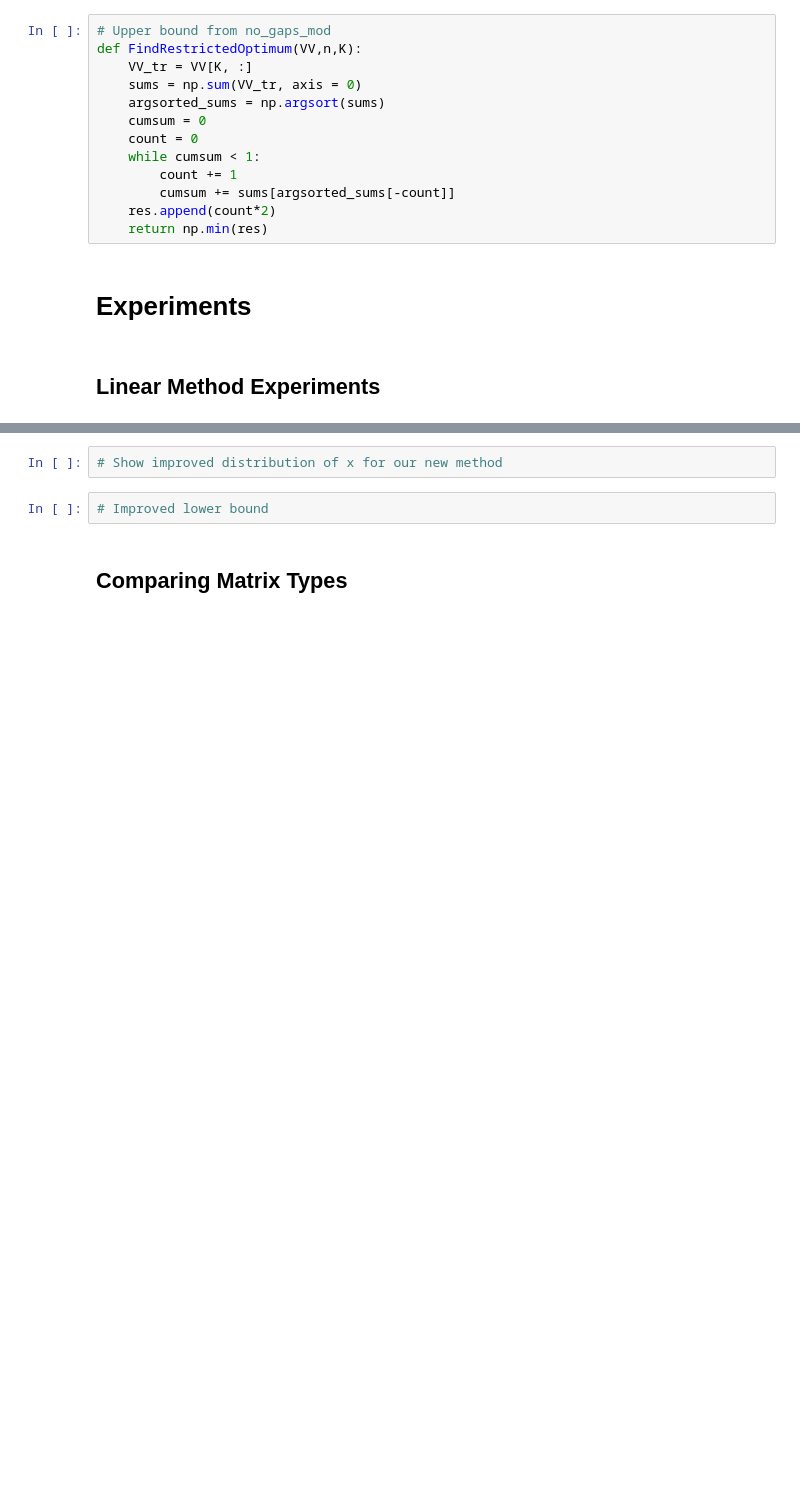
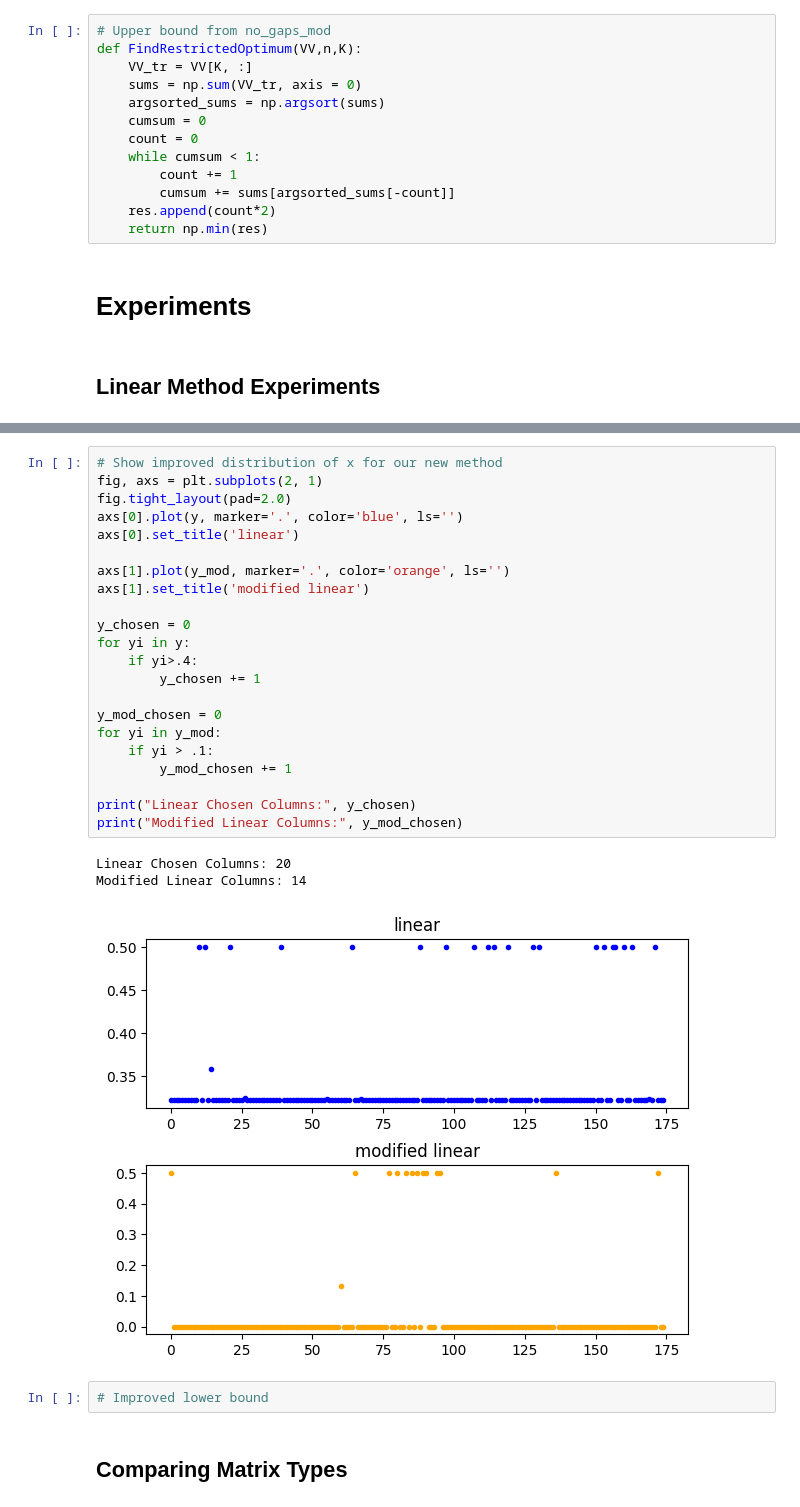
Before and after one commit to Joost-L/Uncertainty_Principle_on_Graphs, a Jupyter notebook: Delocalisation-numerical-experiments.ipynb, the cells around one changed output, grey strips where cells are left out. Cells and saved outputs as stored; diff of their text form; blank space fills up the shorter version.

```diff
--- a/Delocalisation-numerical-experiments.ipynb
+++ b/Delocalisation-numerical-experiments.ipynb
@@ -398,5 +476,29 @@ print("normal linear:\nvalue:", sol, "\ny:", y)
 # %%
 # Show improved distribution of x for our new method
+fig, axs = plt.subplots(2, 1)
+fig.tight_layout(pad=2.0)
+axs[0].plot(y, marker='.', color='blue', ls='')
+axs[0].set_title('linear')
+
+axs[1].plot(y_mod, marker='.', color='orange', ls='')
+axs[1].set_title('modified linear')
+
+y_chosen = 0
+for yi in y:
+    if yi>.4:
+        y_chosen += 1
+
+y_mod_chosen = 0
+for yi in y_mod:
+    if yi > .1:
+        y_mod_chosen += 1
+
+print("Linear Chosen Columns:", y_chosen)
+print("Modified Linear Columns:", y_mod_chosen)
+# %% [output]
+Linear Chosen Columns: 20
+Modified Linear Columns: 14
+[figure, added]
 # %%
 # Improved lower bound
 # %% [markdown]
```
Also changed, not shown: parts of 8 cells of this notebook.
